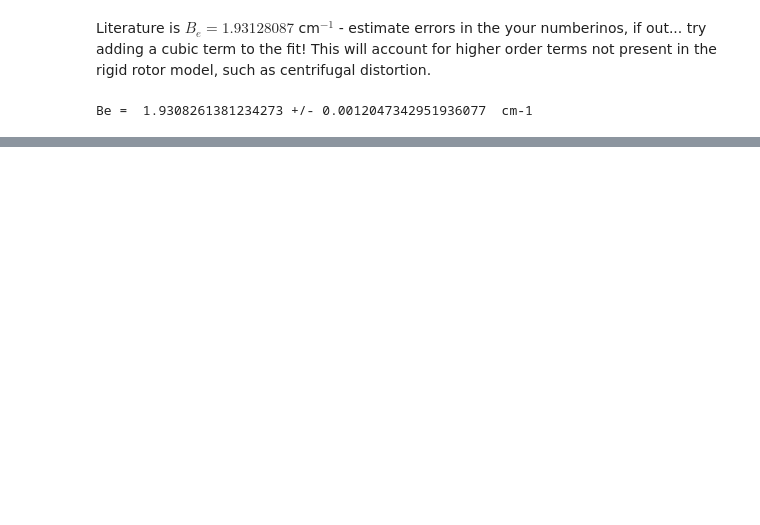
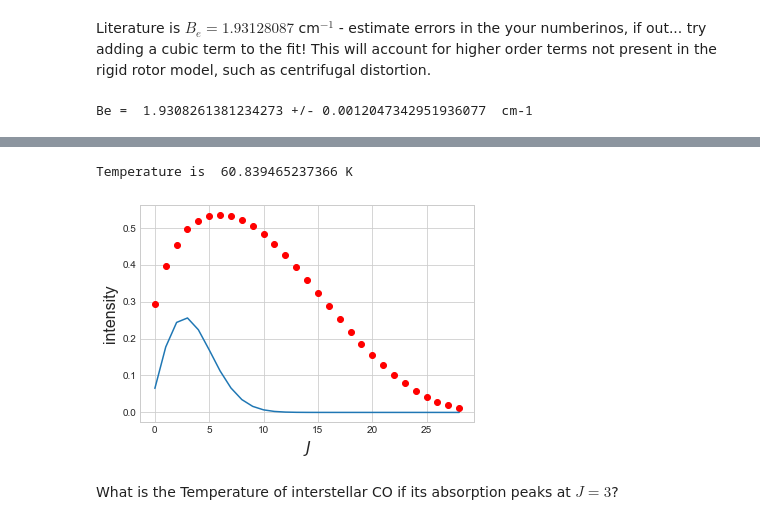
Before and after one commit to laperk01/CHEM2011, a Jupyter notebook: QS2 CO/QS2_student.ipynb, the cells around one changed output, grey strips where cells are left out. Cells and saved outputs as stored; diff of their text form; code cells hidden in the pictures; blank space fills up the shorter version.

```diff
--- a/QS2 CO/QS2_student.ipynb
+++ b/QS2 CO/QS2_student.ipynb
@@ -124,7 +124,7 @@ plt.show()
 fig= plt.figure(figsize=(16,6))
 
 #plt.plot(x[peaks[0]],y[peaks[0]],"ro")
-plt.plot(x,y)
+plt.plot(xdata,ydata)
 
 xmin = 2000
 xmax = 2250
@@ -143,8 +143,8 @@ P_y = np.array([],dtype=np.float64)
 JP = np.array([],dtype=np.int64)
 
 for i in range(len(P)):
-    P_x = np.append(P_x,x[peaks[0][P[i]]])
-    P_y = np.append(P_y,y[peaks[0][P[i]]])
+    P_x = np.append(P_x,xdata[peaks[0][P[i]]])
+    P_y = np.append(P_y,ydata[peaks[0][P[i]]])
     JP = np.append(JP,i + offsetP)
     stri = 'P({})  {:.5}'.format(JP[i],P_x[i])
     plt.text(P_x[i],P_y[i]+0.02,stri,rotation=90,color='r')
@@ -165,20 +165,20 @@ plt.show()
 # %% [markdown]
 Store the picked wavenumbers (cm$^{-1}$) in the array `energy`. Create a new quantum number $m$, which will allow both sets of data to be plotted together on the same curve. Is it smooth?
 # %%
-m = np.array([],dtype=np.int64)
+x = np.array([],dtype=np.int64)
 energy = np.array([],dtype=np.float64)
 
 for i in range(len(JR)):
-    m = np.append(m,JR[i]+1)
+    x = np.append(x,JR[i]+1)
     energy = np.append(energy,R_x[i])
 
 for i in range(len(JP)):
-    m = np.append(m,-JP[i])
+    x = np.append(x,-JP[i])
     energy = np.append(energy,P_x[i])
 
 
-plt.plot(m,energy,'go',label='combined data')
-plt.xlabel('$m$',size=16)
+plt.plot(x,energy,'go',label='combined data')
+plt.xlabel('$x$',size=16)
 plt.ylabel('wavenumber (cm$^{-1}$)',size=16)
 plt.legend()
 plt.show()
@@ -186,15 +186,15 @@ plt.show()
 [figure]
 # %%
 ##fit a quadratic
-def func(x,a,b,c,d,e):
-    return a*x**2 + b*x + c + d*x**3 + e*x**4
+def func(x,a,b,c,d):
+    return a*x**2 + b*x + c + d*x**3 #+ e*x**4
 
-optP, pcov = opt.curve_fit(func,m, energy)
+optP, pcov = opt.curve_fit(func,x, energy)
 
-plt.plot(m,energy,'go',label='data')
-plt.plot(m,func(m,*optP),'r.',label='fit')
+plt.plot(x,energy,'go',label='data')
+plt.plot(x,func(x,*optP),'r.',label='fit')
 
-plt.xlabel('$m$',size=16)
+plt.xlabel('$x$',size=16)
 plt.ylabel('wavenumber (cm$^{-1}$)',size=16)
 plt.legend()
 plt.show()
@@ -244,0 +244,19 @@ emission is expected at  115.24556320722625 +/- 0.07222555814049413 GHz
+# %%
+kT=40
+
+
+factor=0.065
+
+plt.xlabel('$J$',size=16)
+plt.ylabel('intensity',size=16)
+plt.plot(JR,R_y,"ro")
+plt.plot(JR,factor*(2*JR+1)*np.exp(-B0*JR*(JR+1)/kT))
+
+Kelvincm = 2.9979e10*6.626e-34/1.306e-23 # c*h/k_B
+
+print('Temperature is ',kT*Kelvincm, 'K')
+# %% [output]
+Temperature is  60.839465237366 K
+[figure, added]
+# %% [markdown]
+What is the Temperature of interstellar CO if its absorption peaks at $J = 3$?
```
Also changed, not shown: parts of 7 cells of this notebook.
